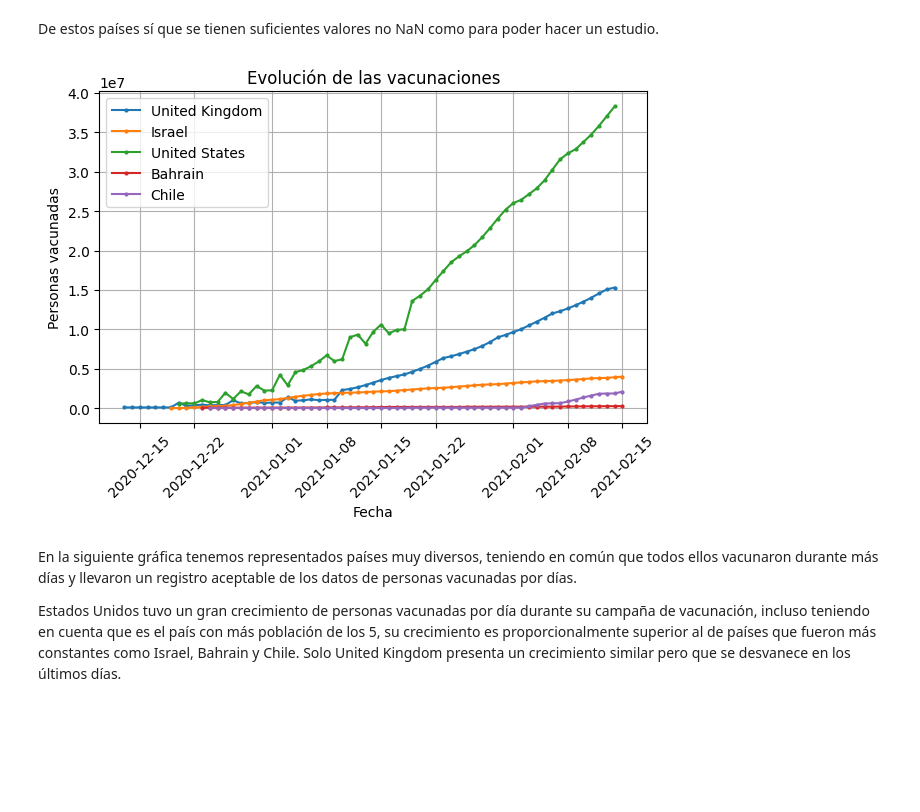
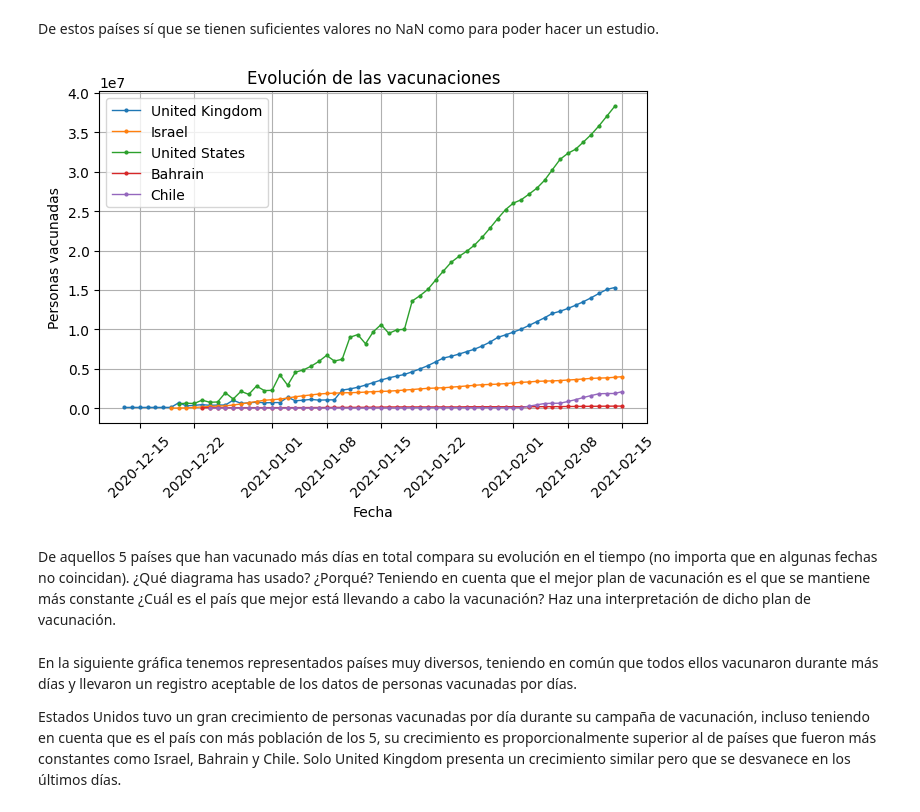
Before and after one commit to CeliaDiazSanchez/Data-Mining, a Jupyter notebook: LAB01_Ana_pruebas.ipynb, the cells around one changed output. Drawn from its saved outputs; the diff is of its cells as text; code cells hidden in the pictures; blank space fills up the shorter version.

```diff
--- a/LAB01_Ana_pruebas.ipynb
+++ b/LAB01_Ana_pruebas.ipynb
@@ -425,28 +443,33 @@ De estos países sí que se tienen suficientes valores no NaN como para poder ha
 # %%
 import matplotlib.pyplot as plt
 for pais in conteo[:5].index:
   top5 = df[df['country'] == pais]
-  plt.plot(top5['date'], top5['people_vaccinated'], marker='o', linestyle='-', markersize=2)
+  plt.plot(top5['date'], top5['people_vaccinated'], marker='o', markersize=2, linewidth=1)
   plt.legend(pais)
 # Crear el gráfico de líneas
 
 plt.legend(conteo[:5].index)
 # Configurar el título y etiquetas de los ejes
 plt.title('Evolución de las vacunaciones')
 plt.xlabel('Fecha')
 plt.ylabel('Personas vacunadas')
 
 # Rotar las etiquetas del eje x para mejorar la legibilidad
 plt.xticks(rotation=45)
 
 # Mostrar el gráfico
 plt.grid(True)
 plt.tight_layout()
 # Leyenda
 
 plt.show()
 # %% [output]
-[figure, old version]
+[figure, new version]
+# %% [markdown]
+De aquellos 5 países que han vacunado más días en total compara su evolución en el tiempo
+(no importa que en algunas fechas no coincidan). ¿Qué diagrama has usado? ¿Porqué? Teniendo en
+cuenta que el mejor plan de vacunación es el que se mantiene más constante ¿Cuál es el país que mejor
+está llevando a cabo la vacunación? Haz una interpretación de dicho plan de vacunación.
 # %% [markdown]
 En la siguiente gráfica tenemos representados países muy diversos, teniendo en común que todos ellos vacunaron durante más días y llevaron un registro aceptable de los datos de personas vacunadas por días.
 
```
Also changed, not shown: parts of 3 cells of this notebook.
